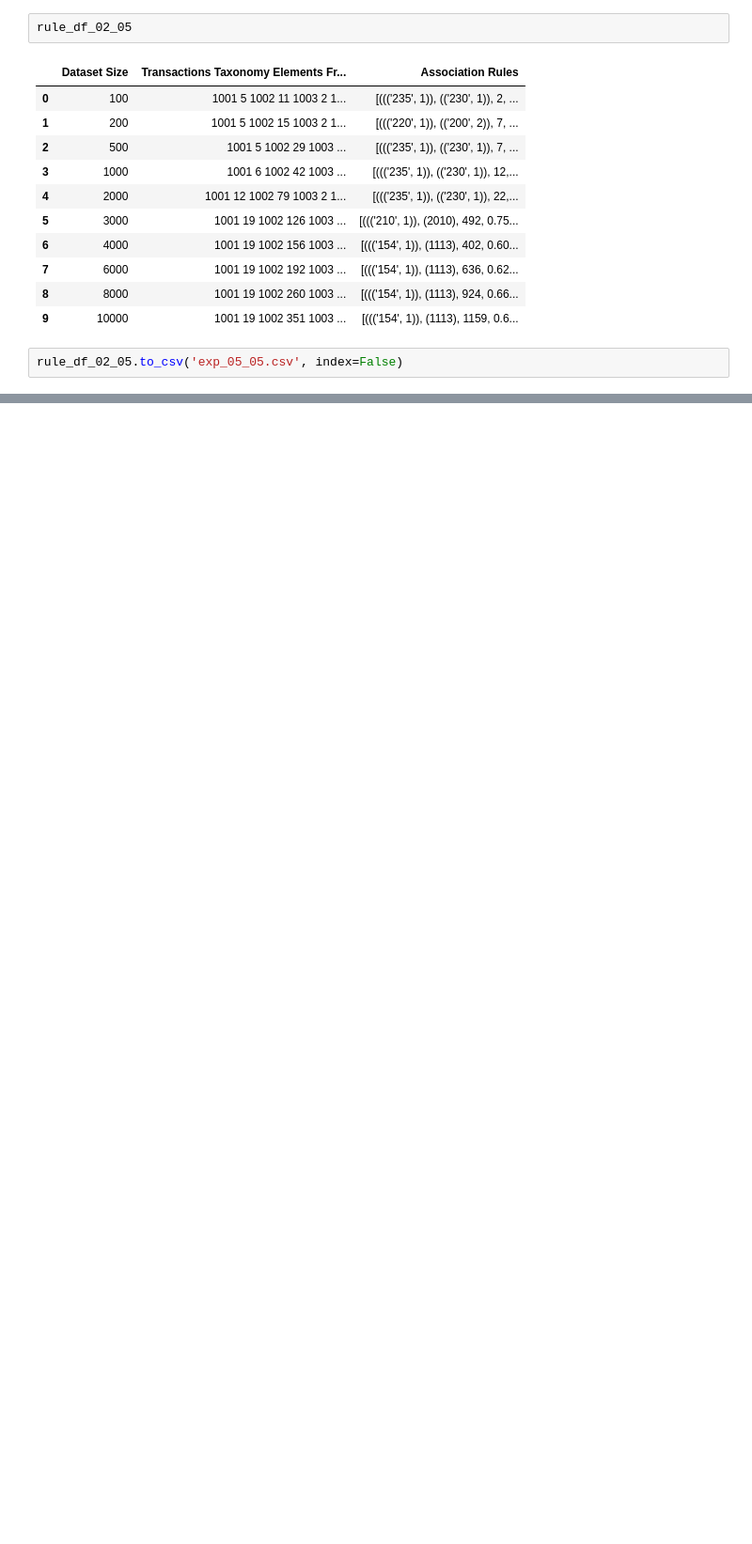
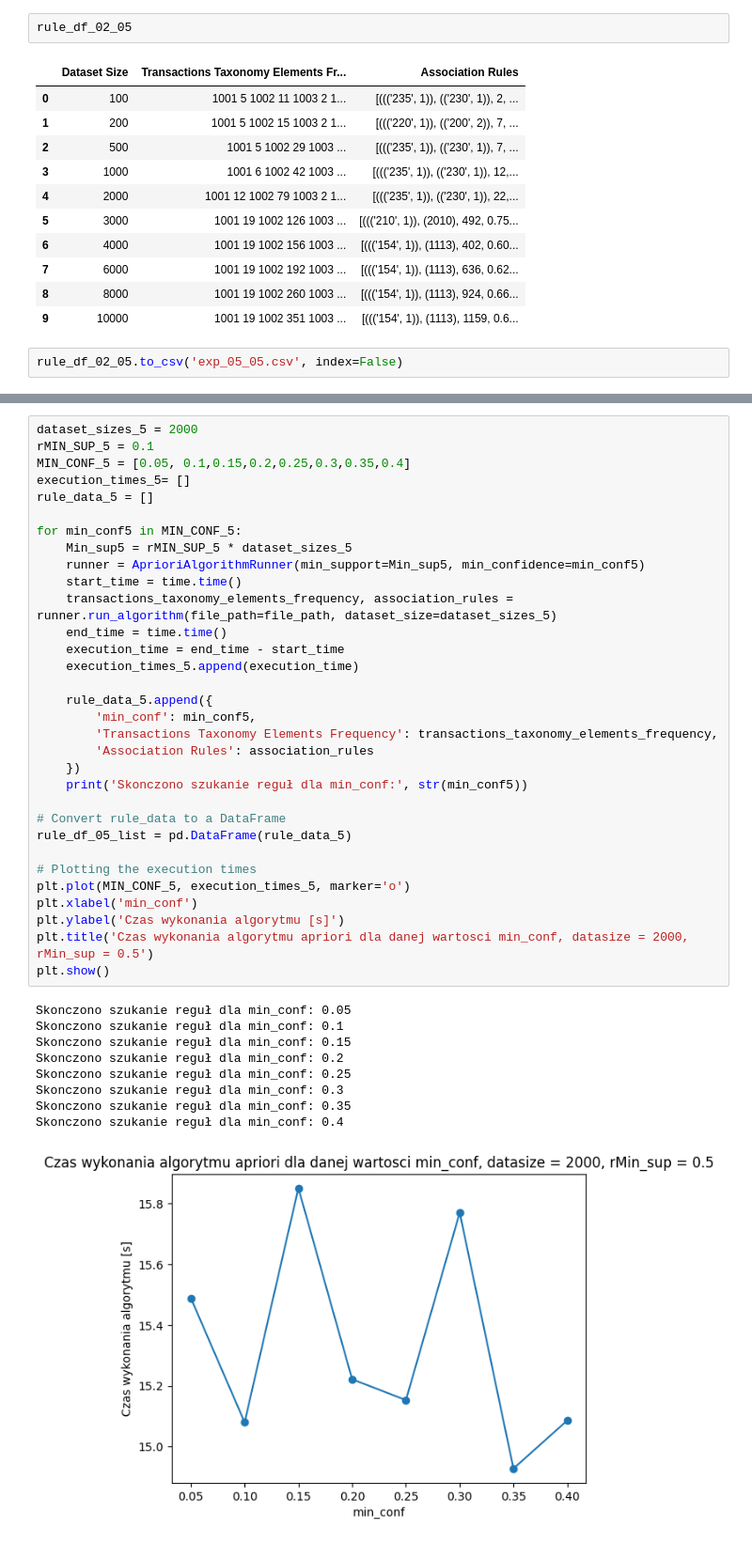
Before and after one commit to jkwiatk1/MED, a Jupyter notebook: apriori.ipynb, the cells around one changed output, grey strips where cells are left out. Shown: that part at 94% size. Drawn from its saved outputs; the diff is of its cells as text; blank space fills up the shorter version.

```diff
--- a/apriori.ipynb
+++ b/apriori.ipynb
@@ -442,0 +569,42 @@ rule_df_02_05.to_csv('exp_05_05.csv', index=False)
+# %%
+dataset_sizes_5 = 2000
+rMIN_SUP_5 = 0.1
+MIN_CONF_5 = [0.05, 0.1,0.15,0.2,0.25,0.3,0.35,0.4]
+execution_times_5= []
+rule_data_5 = []
+
+for min_conf5 in MIN_CONF_5:
+    Min_sup5 = rMIN_SUP_5 * dataset_sizes_5
+    runner = AprioriAlgorithmRunner(min_support=Min_sup5, min_confidence=min_conf5)
+    start_time = time.time()
+    transactions_taxonomy_elements_frequency, association_rules = runner.run_algorithm(file_path=file_path, dataset_size=dataset_sizes_5)
+    end_time = time.time()
+    execution_time = end_time - start_time
+    execution_times_5.append(execution_time)
+
+    rule_data_5.append({
+        'min_conf': min_conf5,
+        'Transactions Taxonomy Elements Frequency': transactions_taxonomy_elements_frequency,
+        'Association Rules': association_rules
+    })
+    print('Skonczono szukanie reguł dla min_conf:', str(min_conf5))
+
+# Convert rule_data to a DataFrame
+rule_df_05_list = pd.DataFrame(rule_data_5)
+
+# Plotting the execution times
+plt.plot(MIN_CONF_5, execution_times_5, marker='o')
+plt.xlabel('min_conf')
+plt.ylabel('Czas wykonania algorytmu [s]')
+plt.title('Czas wykonania algorytmu apriori dla danej wartosci min_conf, datasize = 2000, rMin_sup = 0.5')
+plt.show()
+# %% [output]
+Skonczono szukanie reguł dla min_conf: 0.05
+Skonczono szukanie reguł dla min_conf: 0.1
+Skonczono szukanie reguł dla min_conf: 0.15
+Skonczono szukanie reguł dla min_conf: 0.2
+Skonczono szukanie reguł dla min_conf: 0.25
+Skonczono szukanie reguł dla min_conf: 0.3
+Skonczono szukanie reguł dla min_conf: 0.35
+Skonczono szukanie reguł dla min_conf: 0.4
+[figure, added]
```
Also changed, not shown: parts of 10 cells of this notebook.
